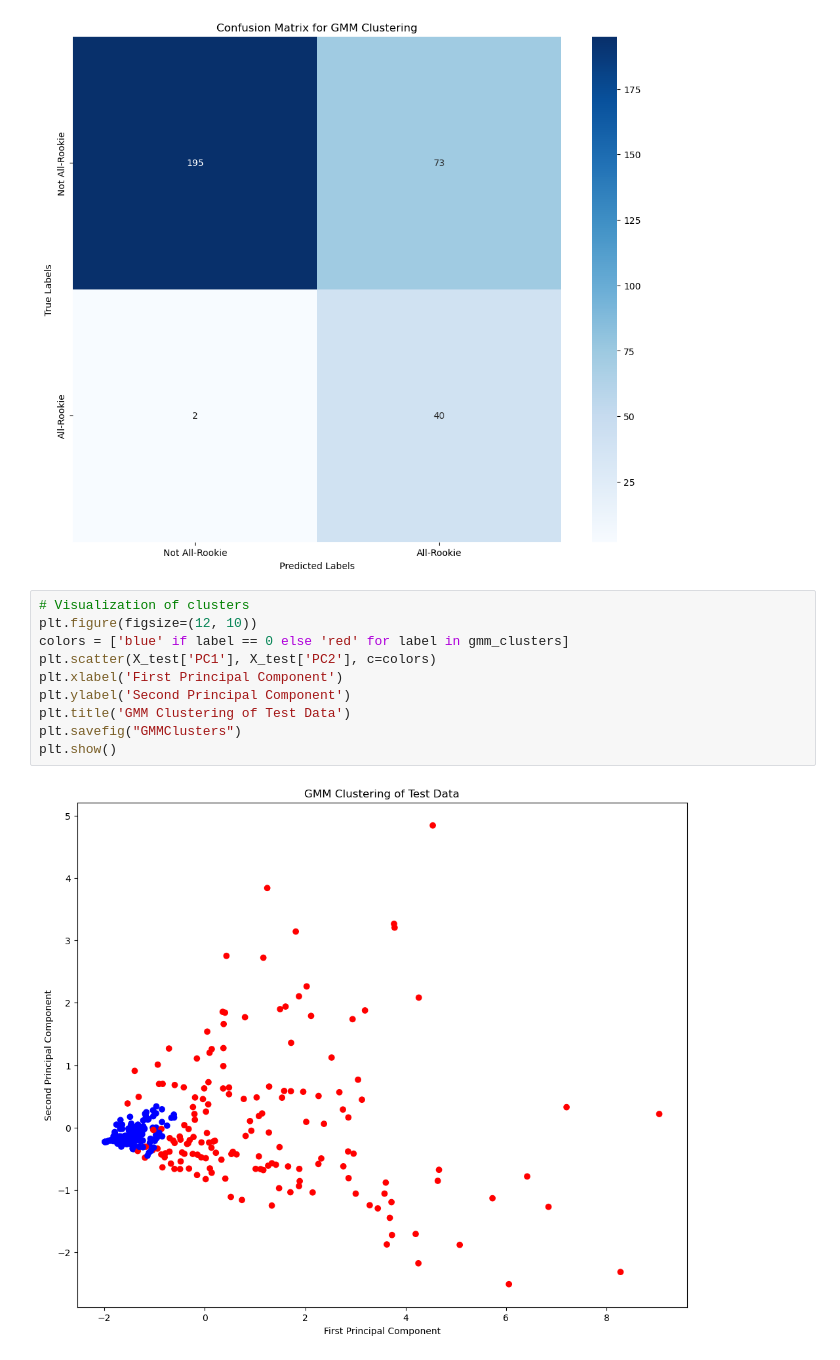
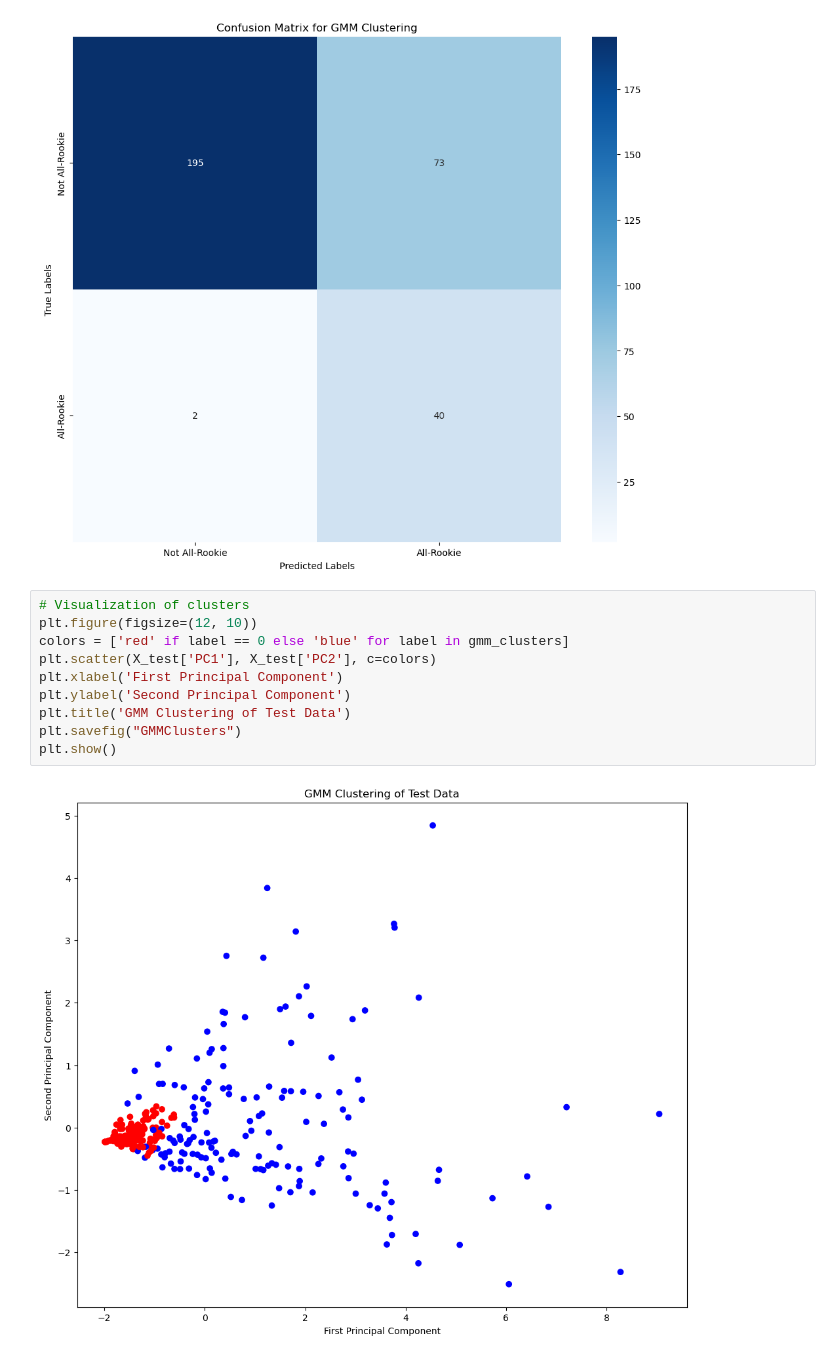
Before and after one commit to Matthew4335/MLProject, a Jupyter notebook: ProjectCode/projectcode-checkpoint.ipynb, the cells around one changed output. Saved outputs shown, nothing was run; the diff lists cells and outputs as text.

```diff
--- a/ProjectCode/projectcode-checkpoint.ipynb
+++ b/ProjectCode/projectcode-checkpoint.ipynb
@@ -1117,12 +1118,12 @@ Accuracy Score: 0.7580645161290323
 # %%
 # Visualization of clusters
 plt.figure(figsize=(12, 10))
-colors = ['blue' if label == 0 else 'red' for label in gmm_clusters]
+colors = ['red' if label == 0 else 'blue' for label in gmm_clusters]
 plt.scatter(X_test['PC1'], X_test['PC2'], c=colors)
 plt.xlabel('First Principal Component')
 plt.ylabel('Second Principal Component')
 plt.title('GMM Clustering of Test Data')
 plt.savefig("GMMClusters")
 plt.show()
 # %% [output]
-[figure, old version]
+[figure, new version]
```
Also changed, not shown: parts of 1 cell of this notebook, 29 other files.
